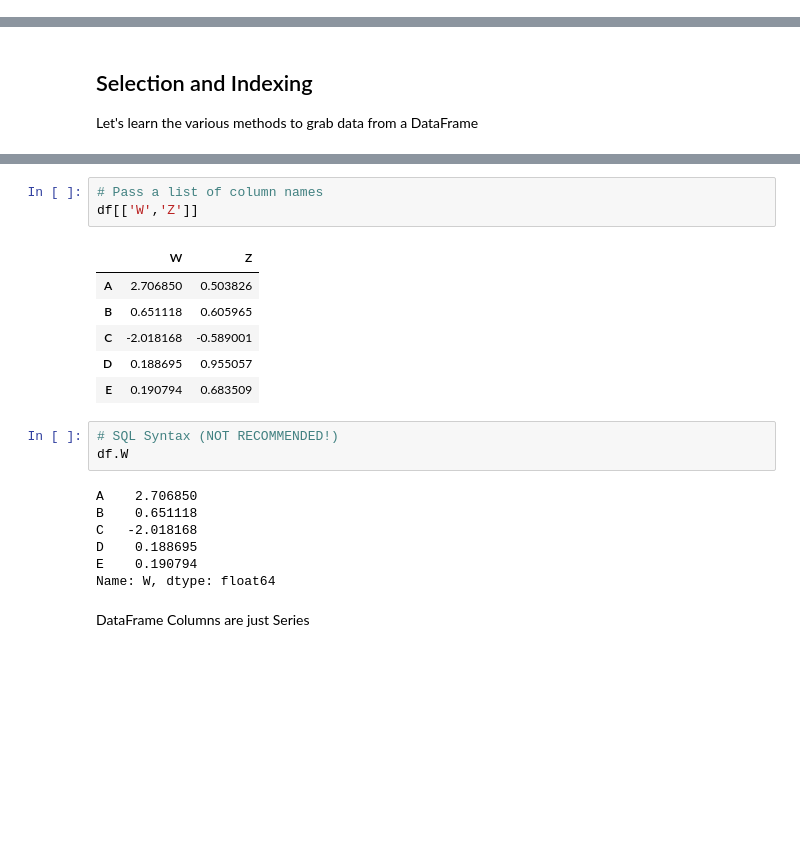
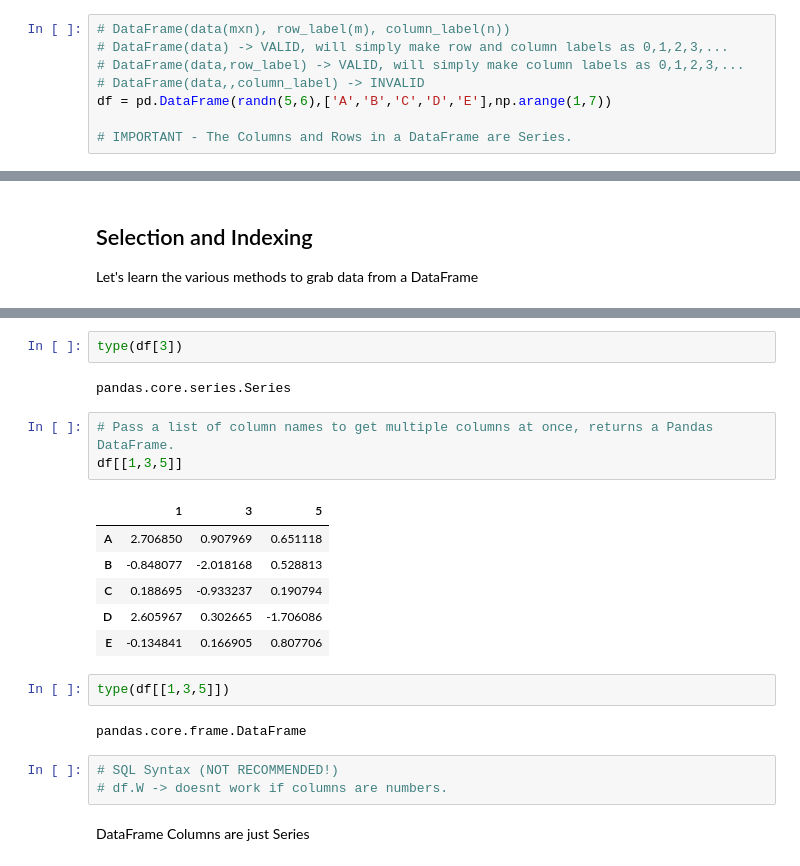
Before and after one commit to Im-Madhur-Gupta/LearningML, a Jupyter notebook: Data Science and Machine Learning Course Jose Portilla/Notes/03-Python-for-Data-Analysis-Pandas/03-DataFrames.ipynb, the cells around one changed output, grey strips where cells are left out. Drawn from its saved outputs; the diff is of its cells as text; blank space fills up the shorter version.

```diff
--- a/Data Science and Machine Learning Course Jose Portilla/Notes/03-Python-for-Data-Analysis-Pandas/03-DataFrames.ipynb
+++ b/Data Science and Machine Learning Course Jose Portilla/Notes/03-Python-for-Data-Analysis-Pandas/03-DataFrames.ipynb
@@ -18,3 +16,11 @@ df = pd.DataFrame(randn(5,4),index='A B C D E'.split(),columns='W X Y Z'.split()
+# %%
+# DataFrame(data(mxn), row_label(m), column_label(n))
+# DataFrame(data) -> VALID, will simply make row and column labels as 0,1,2,3,...
+# DataFrame(data,row_label) -> VALID, will simply make column labels as 0,1,2,3,...
+# DataFrame(data,,column_label) -> INVALID
+df = pd.DataFrame(randn(5,6),['A','B','C','D','E'],np.arange(1,7))
+
+# IMPORTANT - The Columns and Rows in a DataFrame are Series.
 # %%
 df
 # %% [output]
@@ -40,23 +55,24 @@ Name: W, dtype: float64
+# %%
+type(df[3])
+# %% [output]
+pandas.core.series.Series
 # %%
-# Pass a list of column names
-df[['W','Z']]
+# Pass a list of column names to get multiple columns at once, returns a Pandas DataFrame.
+df[[1,3,5]]
 # %% [output]
-|  | W | Z |
-| A | 2.706850 | 0.503826 |
-| B | 0.651118 | 0.605965 |
-| C | -2.018168 | -0.589001 |
-| D | 0.188695 | 0.955057 |
-| E | 0.190794 | 0.683509 |
+|  | 1 | 3 | 5 |
+| A | 2.706850 | 0.907969 | 0.651118 |
+| B | -0.848077 | -2.018168 | 0.528813 |
+| C | 0.188695 | -0.933237 | 0.190794 |
+| D | 2.605967 | 0.302665 | -1.706086 |
+| E | -0.134841 | 0.166905 | 0.807706 |
+# %%
+type(df[[1,3,5]])
+# %% [output]
+pandas.core.frame.DataFrame
 # %%
 # SQL Syntax (NOT RECOMMENDED!)
-df.W
+# df.W -> doesnt work if columns are numbers.
-# %% [output]
-A    2.706850
-B    0.651118
-C   -2.018168
-D    0.188695
-E    0.190794
-Name: W, dtype: float64
 # %% [markdown]
 DataFrame Columns are just Series
 # %%
```
Also changed, not shown: parts of 82 cells of this notebook.
